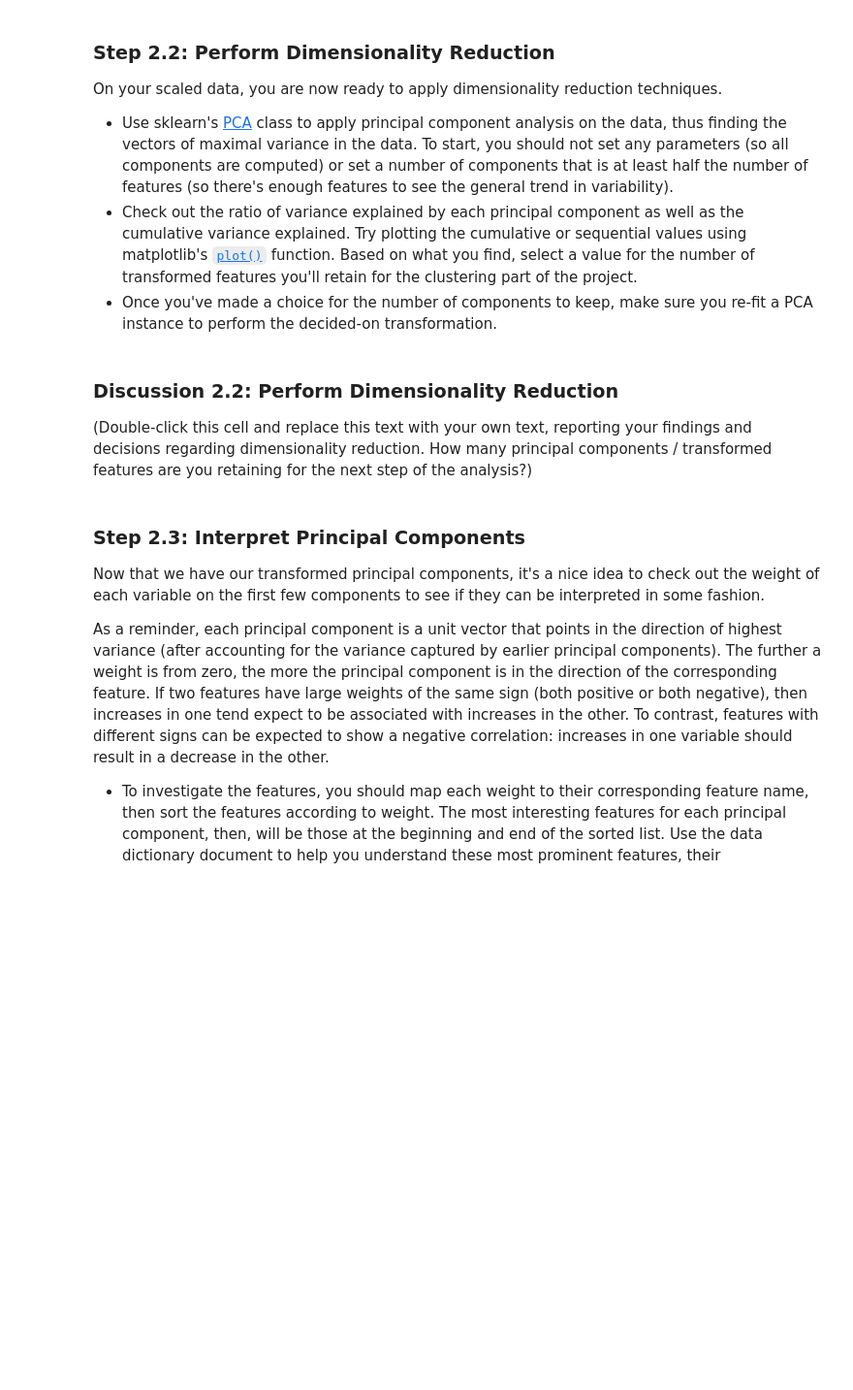
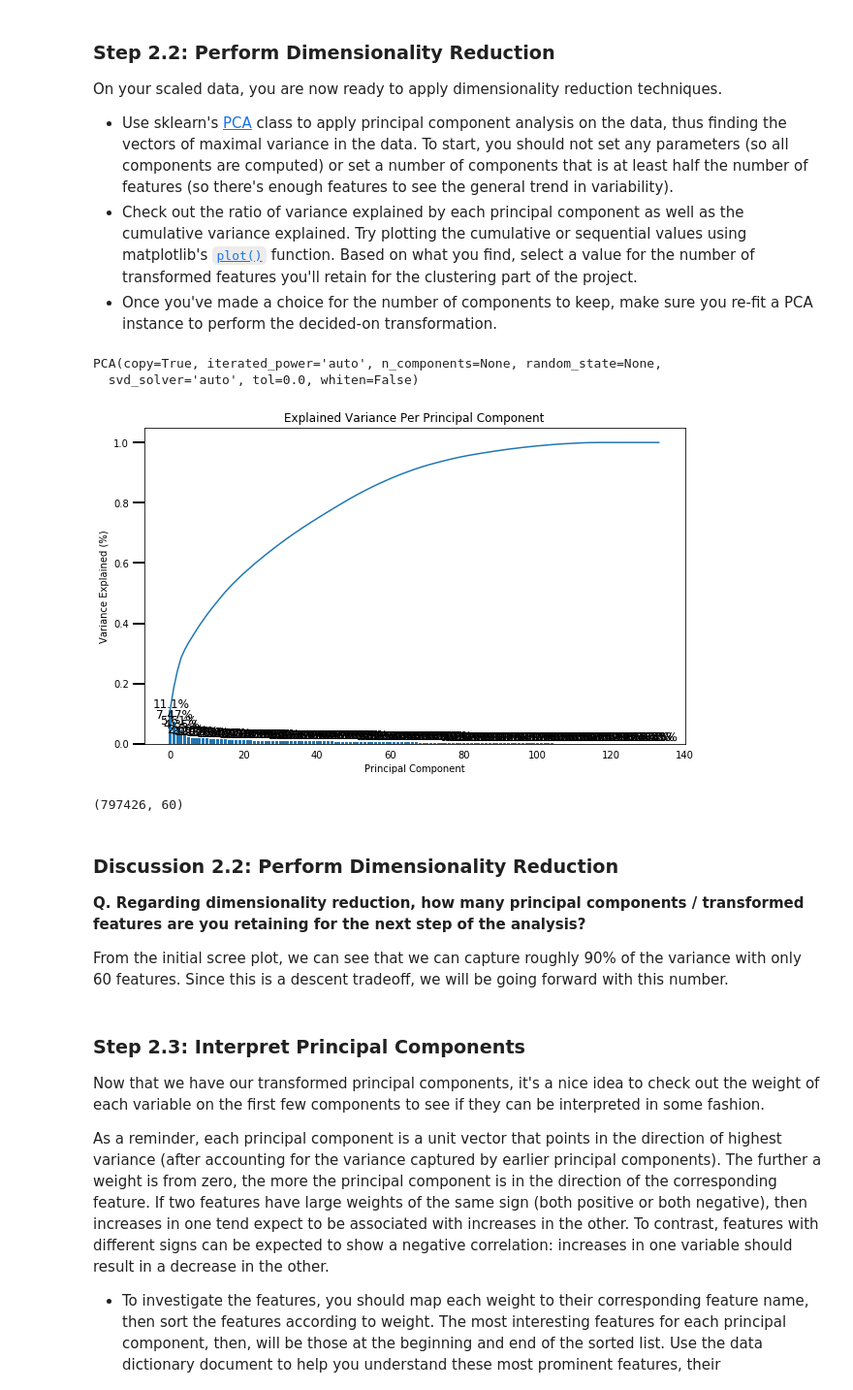
Before and after one commit to deepumons/data-scientist-nd, a Jupyter notebook: p3_customer_segments/Identify_Customer_Segments.ipynb, the cells around one changed output. Shown at 97% size. Drawn from its saved outputs; the diff is of its cells as text; code cells hidden in the pictures; blank space fills up the shorter version.

```diff
--- a/p3_customer_segments/Identify_Customer_Segments.ipynb
+++ b/p3_customer_segments/Identify_Customer_Segments.ipynb
@@ -332,3 +498,7 @@ Make sure that for any new columns that you have engineered, that you've exclude
+# %%
+# Load the azdias file
+azdias = pd.read_csv('azdias_clean.csv')
+azdias.shape
 # %% [markdown]
 ### Step 1.3: Create a Cleaning Function
 
@@ -383,7 +680,46 @@ On your scaled data, you are now ready to apply dimensionality reduction techniq
 - Once you've made a choice for the number of components to keep, make sure you re-fit a PCA instance to perform the decided-on transformation.
 # %%
 # Apply PCA to the data.
+from sklearn.decomposition import PCA
+
+pca = PCA()
+pca.fit(azdias_scaled)
+# %% [output]
+PCA(copy=True, iterated_power='auto', n_components=None, random_state=None,
+  svd_solver='auto', tol=0.0, whiten=False)
+# %%
+# scree plot function taken from helpter fuctions file
+def scree_plot(pca):
+    '''
+    Creates a scree plot associated with the principal components
+
+    INPUT: pca - the result of instantian of PCA in scikit learn
+
+    OUTPUT:
+            None
+    '''
+    num_components=len(pca.explained_variance_ratio_)
+    ind = np.arange(num_components)
+    vals = pca.explained_variance_ratio_
+
+    plt.figure(figsize=(10, 6))
+    ax = plt.subplot(111)
+    cumvals = np.cumsum(vals)
+    ax.bar(ind, vals)
+    ax.plot(ind, cumvals)
+    for i in range(num_components):
+        ax.annotate(r"%s%%" % ((str(vals[i]*100)[:4])), (ind[i]+0.2, vals[i]), va="bottom", ha="center", fontsize=12)
+
+    ax.xaxis.set_tick_params(width=0)
+    ax.yaxis.set_tick_params(width=2, length=12)
+
+    ax.set_xlabel("Principal Component")
+    ax.set_ylabel("Variance Explained (%)")
+    plt.title('Explained Variance Per Principal Component')
 # %%
 # Investigate the variance accounted for by each principal component.
+scree_plot(pca)
+# %% [output]
+[figure, added]
 # %%
 # Re-apply PCA to the data while selecting for number of components to retain.
@@ -390,7 +729,13 @@ On your scaled data, you are now ready to apply dimensionality reduction techniq
+# %%
+azdias_pca.shape
+# %% [output]
+(797426, 60)
 # %% [markdown]
 ### Discussion 2.2: Perform Dimensionality Reduction
 
-(Double-click this cell and replace this text with your own text, reporting your findings and decisions regarding dimensionality reduction. How many principal components / transformed features are you retaining for the next step of the analysis?)
+**Q. Regarding dimensionality reduction, how many principal components / transformed features are you retaining for the next step of the analysis?**
+
+From the initial scree plot, we can see that we can capture roughly 90% of the variance with only 60 features. Since this is a descent tradeoff, we will be going forward with this number.
 # %% [markdown]
 ### Step 2.3: Interpret Principal Components
 
```
Also changed, not shown: parts of 45 cells of this notebook.
